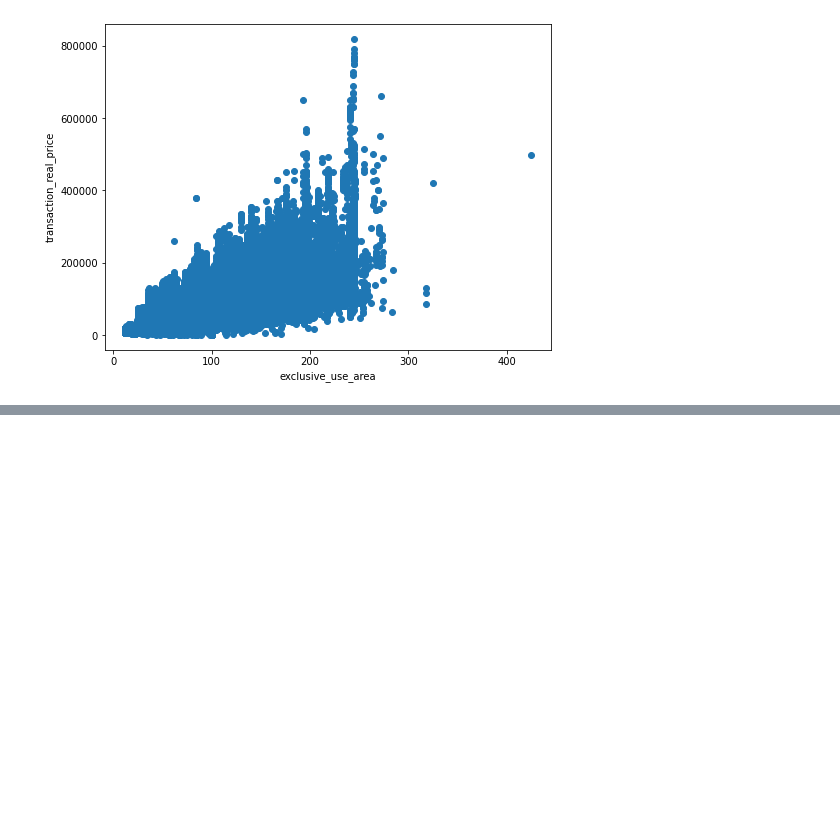
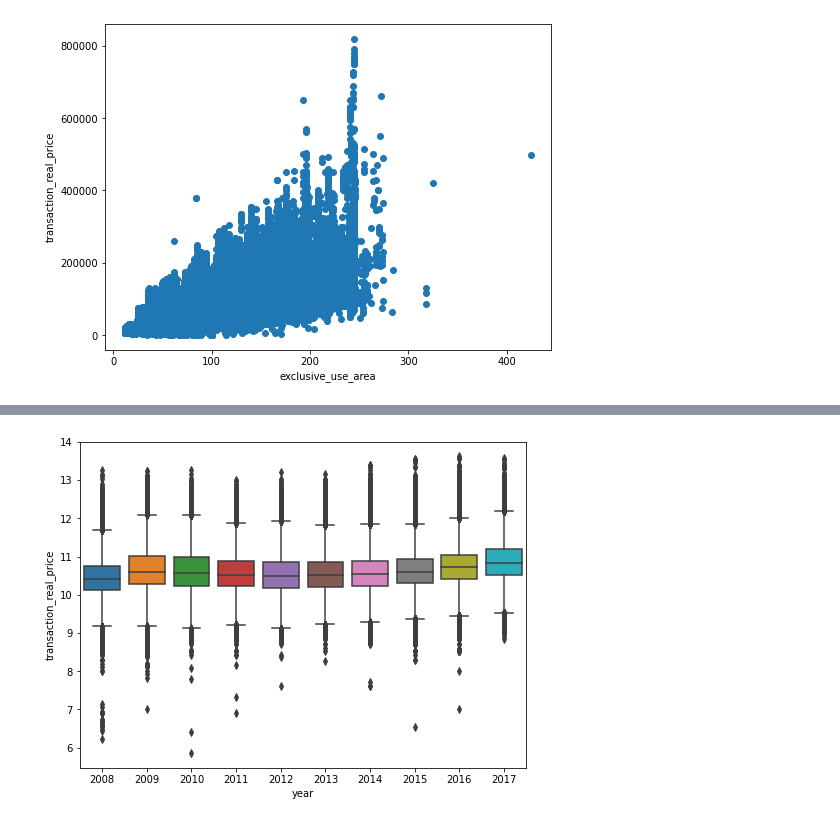
Before and after one commit to leedain0301/Modeling-Apartment-sales-price-forecast, a Jupyter notebook: MiniProject_02.ipynb, the cells around one changed output, grey strips where cells are left out. Saved outputs shown, nothing was run; the diff lists cells and outputs as text; code cells hidden in the pictures; blank space fills up the shorter version.

```diff
--- a/MiniProject_02.ipynb
+++ b/MiniProject_02.ipynb
@@ -375,0 +316,7 @@ print(f'기준모델의 정확도는 {baseline_acc.round(2)} 입니다')
+# %%
+train['transaction_real_price'] = np.log1p(train['transaction_real_price'])
+f,ax=plt.subplots(figsize=(8,6))
+sns.boxplot(train['year'],train['transaction_real_price'])
+plt.show()
+# %% [output]
+[figure, added]
```
Also changed, not shown: parts of 25 cells of this notebook.
